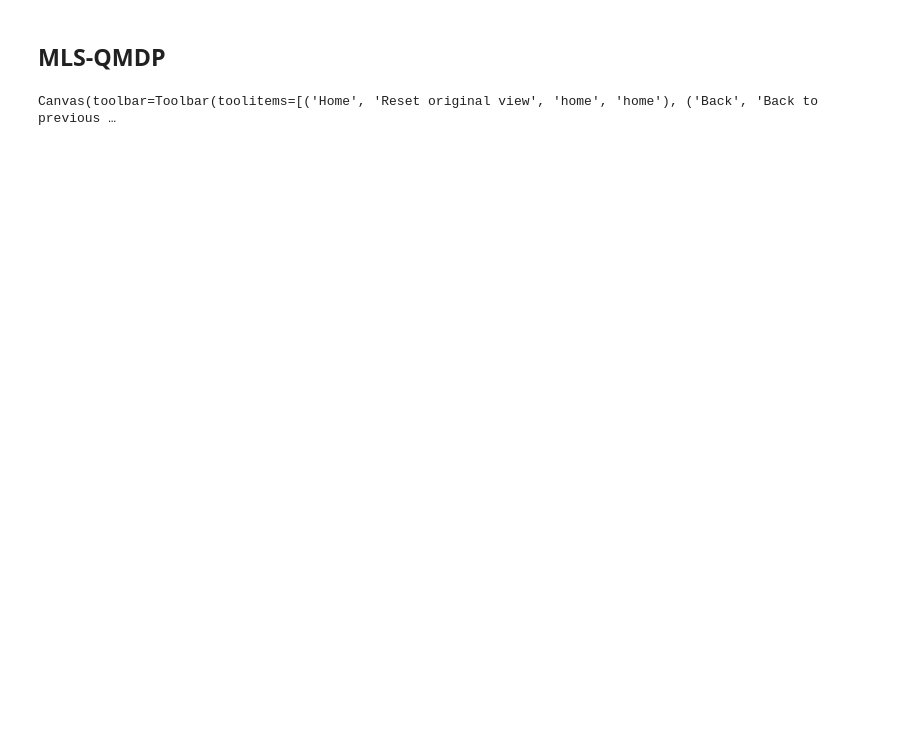
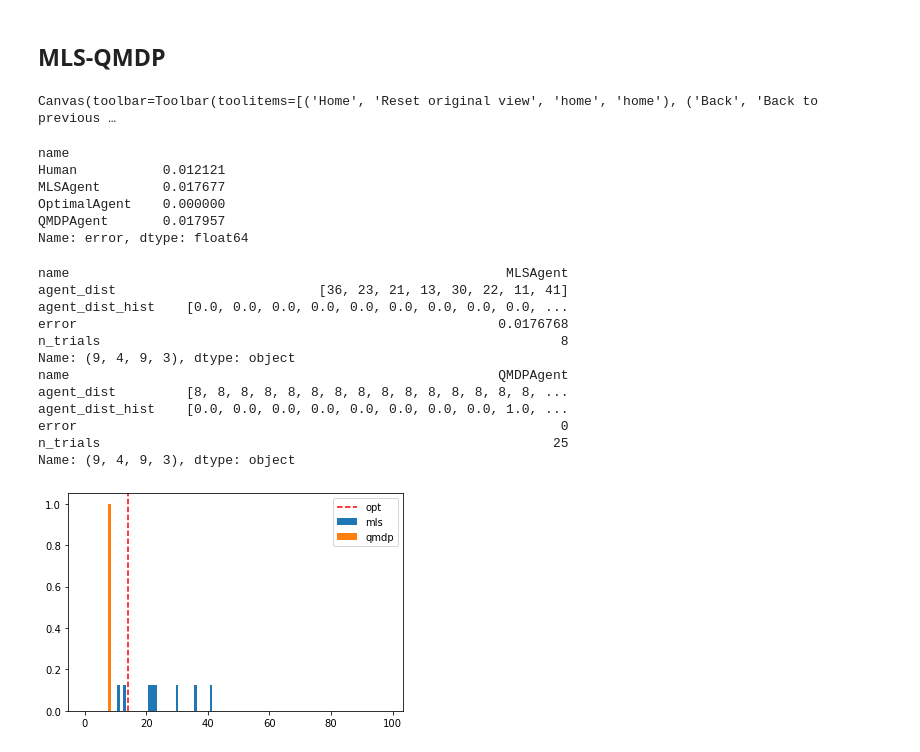
Before and after one commit to aidapiccato/search-world, a Jupyter notebook: notebooks/human_consistency.ipynb, the cells around one changed output. Drawn from its saved outputs; the diff is of its cells as text; code cells hidden in the pictures; blank space fills up the shorter version.

```diff
--- a/notebooks/human_consistency.ipynb
+++ b/notebooks/human_consistency.ipynb
@@ -93,7 +167,8 @@ plt.show()
 %matplotlib widget
 mls_df = condition_df[condition_df.index.get_level_values('name') == 'MLSAgent'].reset_index().set_index(condition)
 qmdp_df = condition_df[condition_df.index.get_level_values('name') == 'QMDPAgent'].reset_index().set_index(condition)
-merged = mls_df.merge(qmdp_df, on=condition, suffixes=['_mls', '_qmdp'])
+optimal_df = condition_df[condition_df.index.get_level_values('name') == 'OptimalAgent'].reset_index().set_index(condition)
+merged = mls_df.merge(qmdp_df, on=condition, suffixes=['_mls', '_qmdp']).dropna()
 conditions = merged.index
 f, ax = plt.subplots(1, 1)
 f.suptitle('MLS-QMDP consistency')
@@ -104,8 +179,44 @@ cursor = mplcursors.cursor(sc, hover=True)
 # # this is to change it to the countries name
 @cursor.connect("add")
 def on_add(sel):
-    sel.annotation.set(text="length=%d, n_corr=%d, agent_init_pos=%d, target_pos=%d"%(conditions[sel.index]))
-
+#     sel.annotation.set(text="length=%d, n_corr=%d, agent_init_pos=%d, target_pos=%d"%(conditions[sel.index]))
+    sel.annotation.set(text=(conditions[sel.index]))
 plt.show()
 # %% [output]
 Canvas(toolbar=Toolbar(toolitems=[('Home', 'Reset original view', 'home', 'home'), ('Back', 'Back to previous …
+# %%
+cond = (9, 4, 9, 3)
+condition_df.loc[cond].error
+# %% [output]
+name
+Human           0.012121
+MLSAgent        0.017677
+OptimalAgent    0.000000
+QMDPAgent       0.017957
+Name: error, dtype: float64
+# %%
+%matplotlib inline
+cond = (9, 4, 9, 3)
+print(mls_df.loc[cond])
+print(qmdp_df.loc[cond])
+# print(optimal_df.loc[cond])
+plt.bar(np.arange(len(mls_df.loc[cond].agent_dist_hist)), mls_df.loc[cond].agent_dist_hist, label='mls')
+plt.bar(np.arange(len(mls_df.loc[cond].agent_dist_hist)), qmdp_df.loc[cond].agent_dist_hist, label='qmdp')
+plt.axvline(x=np.where(optimal_df.loc[cond].agent_dist_hist)[0][0], color='r', linestyle='--', label='opt')
+# plt.bar(np.arange(len(mls_df.loc[cond].agent_dist_hist)), optimal_df.loc[cond].agent_dist_hist, label='opt')
+plt.legend()
+plt.show()
+# %% [output]
+name                                                        MLSAgent
+agent_dist                          [36, 23, 21, 13, 30, 22, 11, 41]
+agent_dist_hist    [0.0, 0.0, 0.0, 0.0, 0.0, 0.0, 0.0, 0.0, 0.0, ...
+error                                                      0.0176768
+n_trials                                                           8
+Name: (9, 4, 9, 3), dtype: object
+name                                                       QMDPAgent
+agent_dist         [8, 8, 8, 8, 8, 8, 8, 8, 8, 8, 8, 8, 8, 8, 8, ...
+agent_dist_hist    [0.0, 0.0, 0.0, 0.0, 0.0, 0.0, 0.0, 0.0, 1.0, ...
+error                                                              0
+n_trials                                                          25
+Name: (9, 4, 9, 3), dtype: object
+[figure, added]
```
Also changed, not shown: parts of 24 cells of this notebook, 6 other files.
